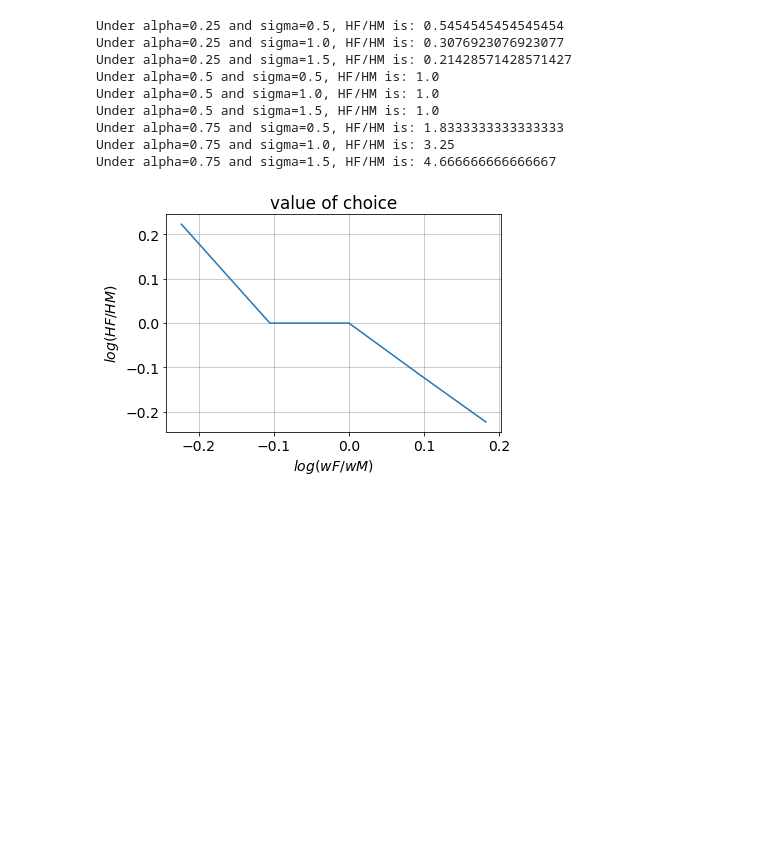
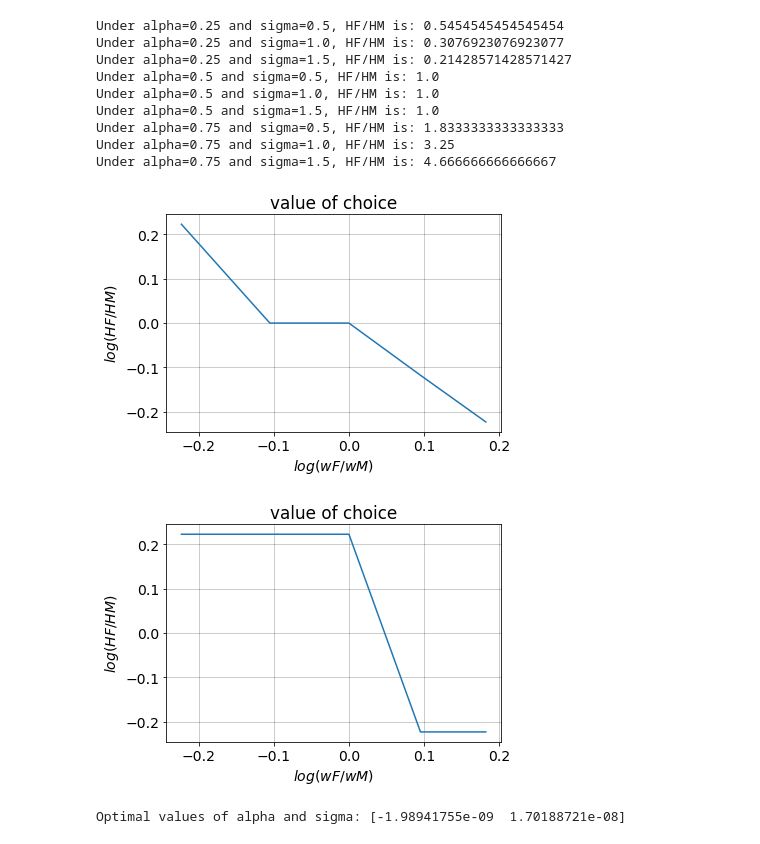
Before and after one commit to NumEconCopenhagen/projects-2023-team-copenhagen, a Jupyter notebook: inauguralproject/Masa.ipynb, the cells around one changed output. Saved outputs shown, nothing was run; the diff lists cells and outputs as text; code cells hidden in the pictures; blank space fills up the shorter version.

```diff
--- a/inauguralproject/Masa.ipynb
+++ b/inauguralproject/Masa.ipynb
@@ -201,3 +232,66 @@ ax.set_xlabel('$log(wF/wM)$')
 ax.set_ylabel('$log(HF/HM)$');
 # %% [output]
 [figure]
+# %%
+%matplotlib inline
+import matplotlib.pyplot as plt
+
+model = HouseholdSpecializationModelClass()
+wF_values = [0.8, 0.9, 1.0, 1.1, 1.2]
+log_wF_wM = np.log(np.array(wF_values) / model.par.wM)
+
+for i, wF in enumerate(wF_values):
+    model.par.wF = wF
+    opt = model.solve()
+    model.sol.LM_vec[i], model.sol.HM_vec[i], model.sol.LF_vec[i], model.sol.HF_vec[i] = opt.LM, opt.HM, opt.LF, opt.HF
+
+log_HF_HM = np.log(model.sol.HF_vec / model.sol.HM_vec)
+
+# Predefine options for all plots
+plt.rcParams.update({"axes.grid":True,"grid.color":"black","grid.alpha":"0.25","grid.linestyle":"-"})
+plt.rcParams.update({'font.size': 14})
+
+# a. create the figure
+fig = plt.figure()
+
+# b. left plot
+ax = fig.add_subplot(1,1,1)
+
+ax.plot(log_wF_wM,log_HF_HM)
+
+ax.set_title('value of choice')
+ax.set_xlabel('$log(wF/wM)$')
+ax.set_ylabel('$log(HF/HM)$');
+# %% [output]
+[figure, added]
+# %%
+import numpy as np
+from scipy.optimize import minimize
+
+# Define the objective function to be minimized
+def objective(x, beta0, beta1, wM_values, wF_values):
+    alpha, sigma = x
+    squared_error = 0
+    for i in range(len(wM_values)):
+        log_HFHM_hat = beta0 + beta1 * np.log(wF_values[i]/wM_values[i]) + alpha + sigma * np.log(wM_values[i])
+        log_HFHM = 0.4 + (-0.1) * np.log(wF_values[i]/wM_values[i])
+        squared_error += (log_HFHM - log_HFHM_hat)**2
+    return squared_error
+
+# Define the bounds for alpha and sigma
+bounds = ((-np.inf, np.inf), (0, np.inf))
+
+# Define the initial guess for alpha and sigma
+x0 = (0, 1)
+
+# Define the wM and wF values
+wM_values = np.array([0.8, 0.9, 1.0, 1.1, 1.2])
+wF_values = np.array([1.0, 1.0, 1.0, 1.0, 1.0])
+
+# Call the minimize function to minimize the objective function
+res = minimize(objective, x0, args=(0.4, -0.1, wM_values, wF_values), bounds=bounds)
+
+# Print the optimal values of alpha and sigma
+print("Optimal values of alpha and sigma:", res.x)
+# %% [output]
+Optimal values of alpha and sigma: [-1.98941755e-09  1.70188721e-08]
```
Also changed, not shown: parts of 5 cells of this notebook, 2 other files.
